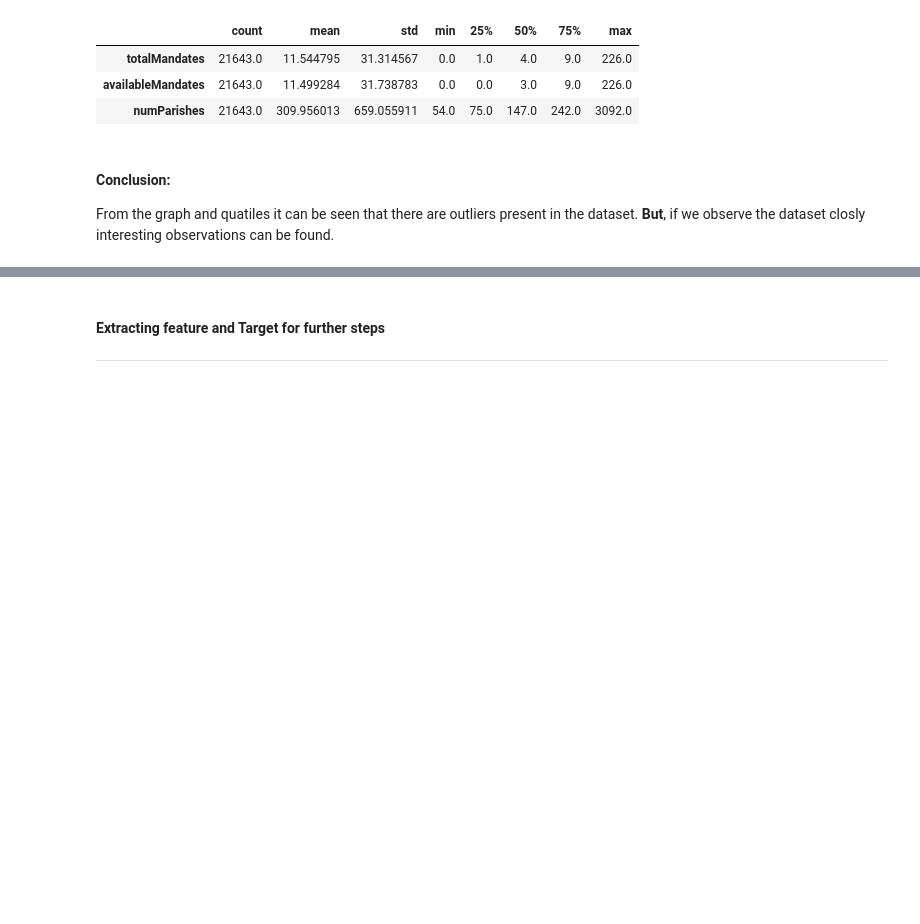
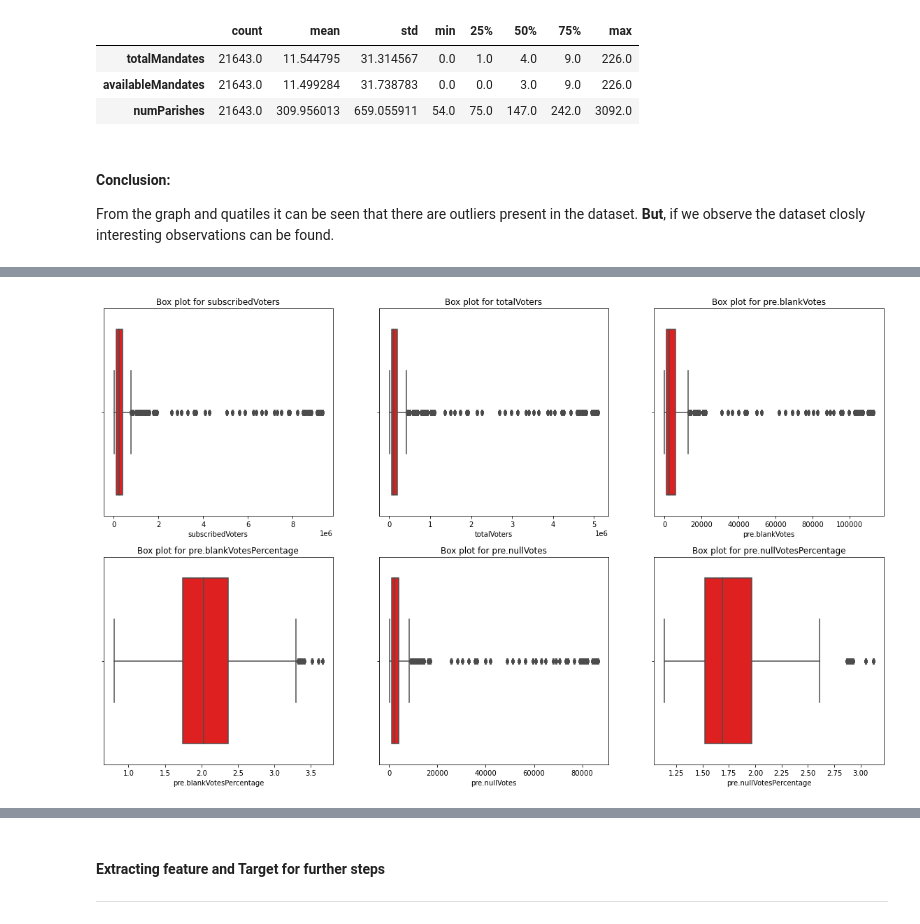
Before and after one commit to sreeh4ri/ictk_projects, a Jupyter notebook: projects/Final-Project/final-project-preprocessing.ipynb, the cells around one changed output, grey strips where cells are left out. Saved outputs shown, nothing was run; the diff lists cells and outputs as text; code cells hidden in the pictures; blank space fills up the shorter version.

```diff
--- a/projects/Final-Project/final-project-preprocessing.ipynb
+++ b/projects/Final-Project/final-project-preprocessing.ipynb
@@ -248,0 +275,5 @@ This is also a valid outlier as we know that our dataset contains rows that repr
+# %%
+# Column set 3
+draw_boxes(colset3, 2, 3, (20, 12))
+# %% [output]
+[figure, added]
```
Also changed, not shown: parts of 44 cells of this notebook, 1 other file.
